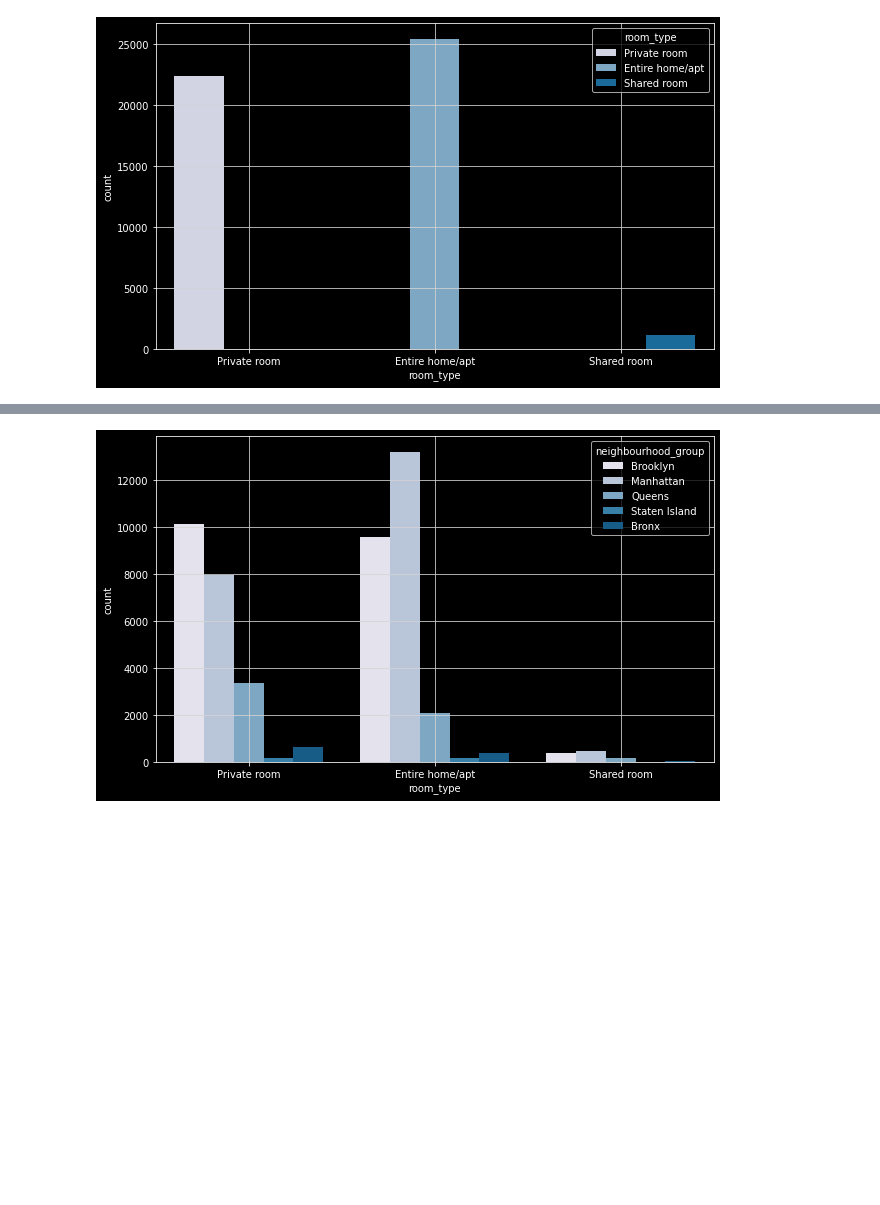
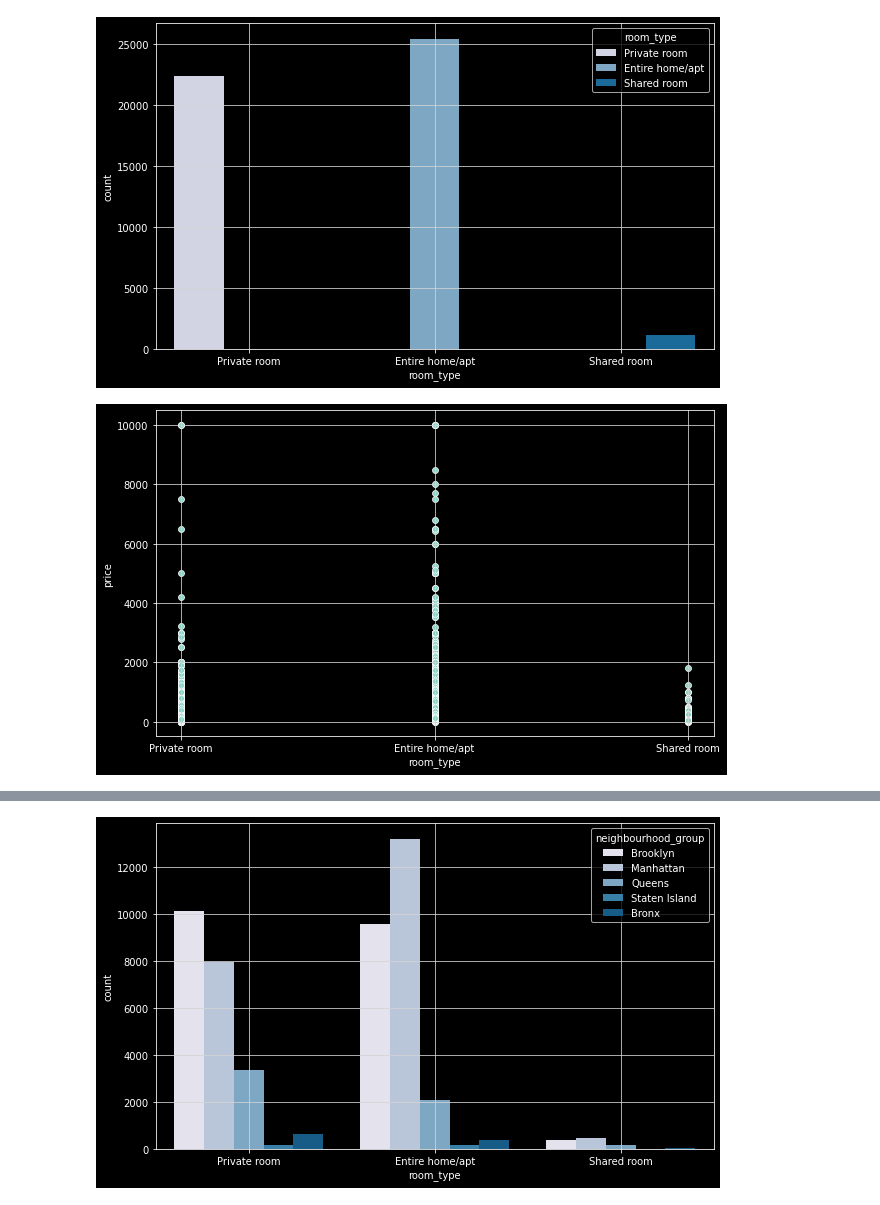
Before and after one commit to carlmaps/Visualizaion-Projects, a Jupyter notebook: NewYork_Airbnb.ipynb, the cells around one changed output, grey strips where cells are left out. Saved outputs shown, nothing was run; the diff lists cells and outputs as text; code cells hidden in the pictures; blank space fills up the shorter version.

```diff
--- a/NewYork_Airbnb.ipynb
+++ b/NewYork_Airbnb.ipynb
@@ -134,5 +136,5 @@ mns.matrix(df,color=(0.15, 0.5, 0.2))
 # %%
-df.drop(['id', 'name', 'last_review'], axis = 1, inplace=True)
+df.drop(['id', 'host_name', 'last_review'], axis = 1, inplace=True)
 # %%
 df.columns
 # %% [output]
@@ -259,3 +261,11 @@ sns.countplot(x='room_type', data=df, hue='room_type', palette="PuBu")
 plt.grid(color='#d4d4d4')
 # %% [output]
 [figure]
+# %%
+plt.style.use('dark_background')
+plt.figure(figsize=(10,6))
+
+sns.scatterplot(x='room_type', y='price', data=df)
+plt.grid(color='#d4d4d4')
+# %% [output]
+[figure, added]
```
Also changed, not shown: parts of 11 cells of this notebook.
